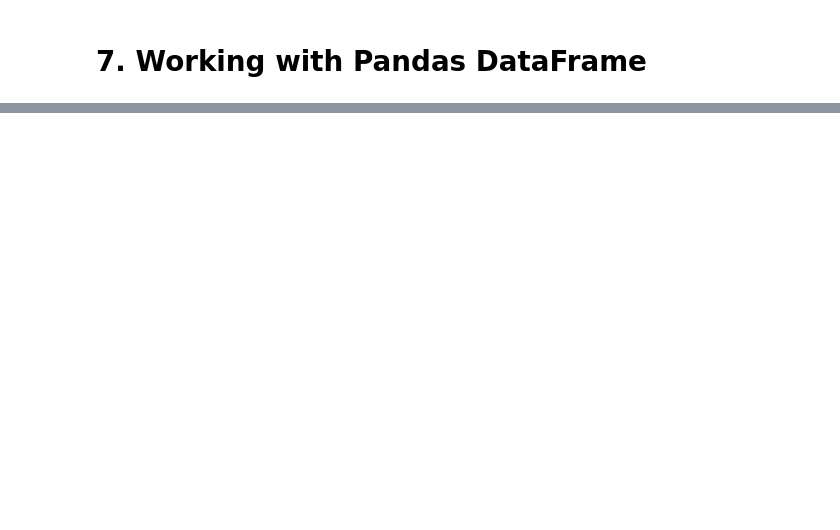
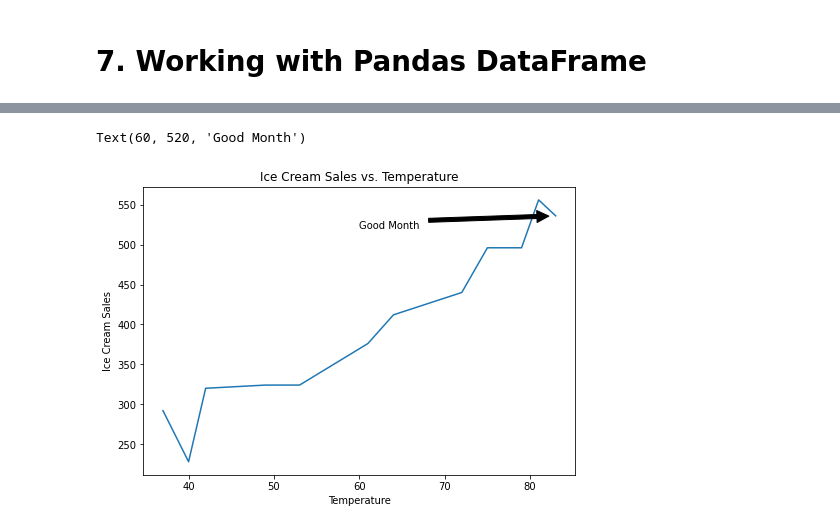
Before and after one commit to HossainSanowar-Github/matplotlib, a Jupyter notebook: matplotlib_plot.ipynb, the cells around one changed output, grey strips where cells are left out. Cells and saved outputs as stored; diff of their text form; code cells hidden in the pictures; blank space fills up the shorter version.

```diff
--- a/matplotlib_plot.ipynb
+++ b/matplotlib_plot.ipynb
@@ -112,2 +118,4 @@ Solution Methdology.pdf  regression.ipynb
 # %%
-df=pd.read_csv()
+df=pd.read_csv('icecreamsales.csv')
+df=df.sort_values(by='Temperature')
+df
@@ -113,0 +136,17 @@ df=pd.read_csv()
+# %%
+np_arr=df.values
+x_2=np_arr[:,0]
+y_2=np_arr[:,1]
+fig_4=plt.figure(figsize=(6,4))
+
+axes_4=fig_4.add_axes([0,0,1,1])
+axes_4.set_title('Ice Cream Sales vs. Temperature')
+axes_4.set_xlabel('Temperature')
+axes_4.set_ylabel('Ice Cream Sales')
+axes_4.plot(x_2,y_2)
+
+axes_4.annotate('Good Month',xy=(83,536),xytext=(60,520),arrowprops=dict(facecolor='black',shrink=0.05))
+#plt.bar(x_2,y_2)
+# %% [output]
+Text(60, 520, 'Good Month')
+[figure, added]
```
Also changed, not shown: parts of 39 cells of this notebook, 1 other file.
